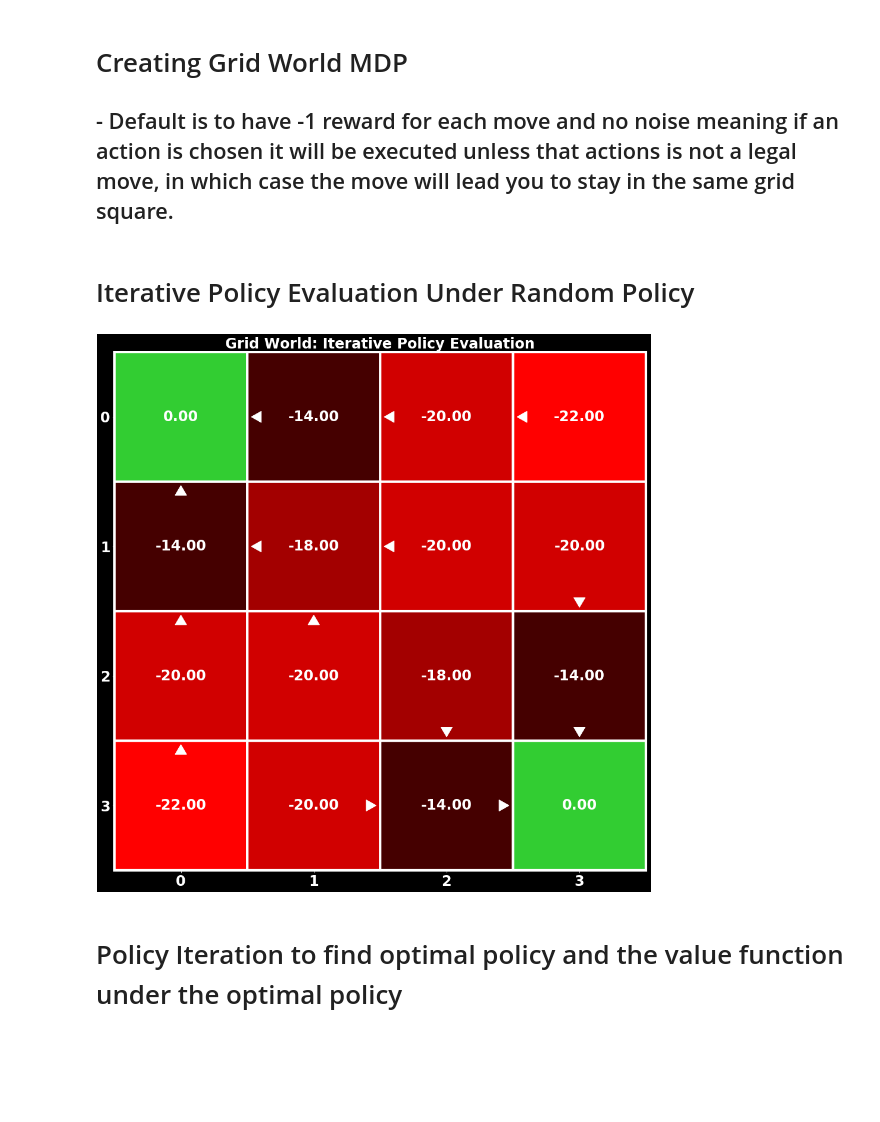
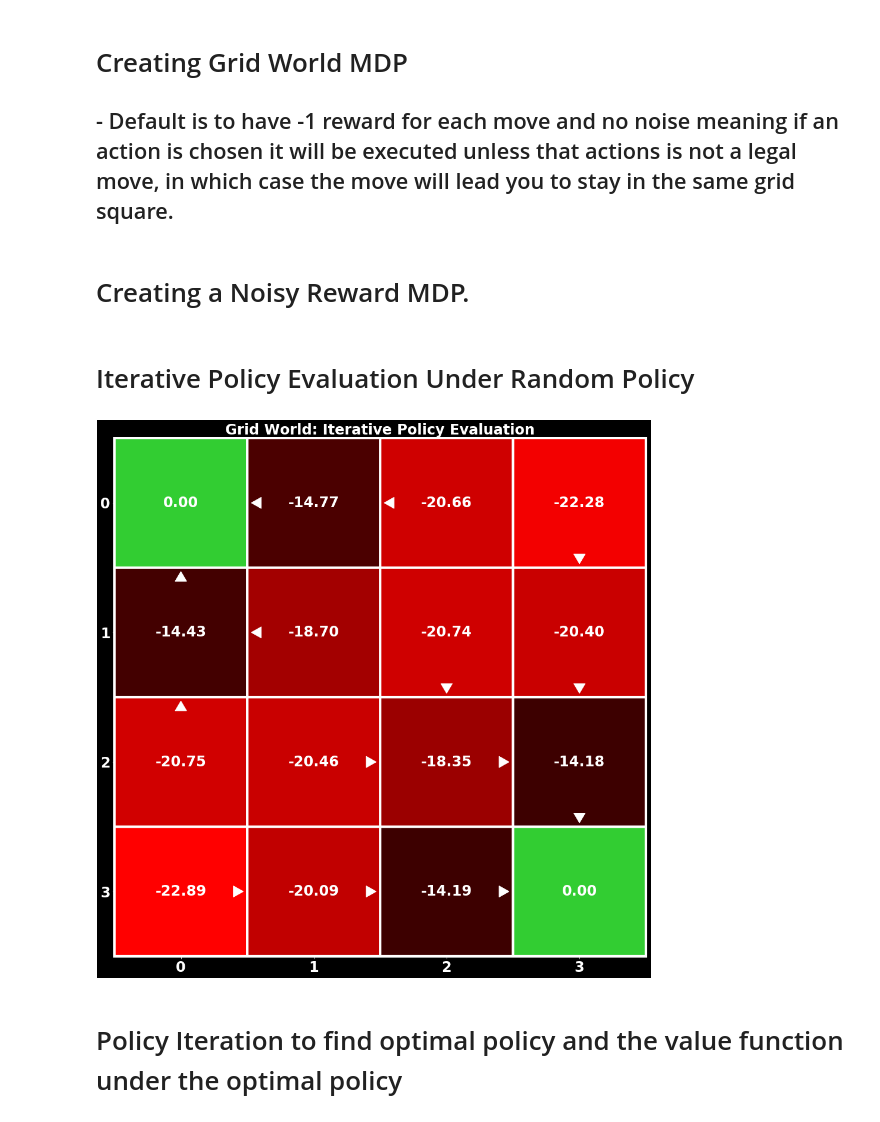
Before and after one commit to fiezt/Reinforcement-Learning, a Jupyter notebook: code/RL.ipynb, the cells around one changed output. Saved outputs shown, nothing was run; the diff lists cells and outputs as text; code cells hidden in the pictures; blank space fills up the shorter version.

```diff
--- a/code/RL.ipynb
+++ b/code/RL.ipynb
@@ -15,15 +15,20 @@ terminal_states = [0, 15]
 # %%
 mdp = grid_world_mdp(grid_rows, grid_cols, actions, terminal_states)
 rl = RL(mdp)
+# %% [markdown]
+# Creating a Noisy Reward MDP.
+# %%
+mdp = grid_world_mdp(grid_rows, grid_cols, actions, terminal_states, prob_noise=.5, reward_noise=.5)
+rl = RL(mdp)
 # %% [markdown]
 # Iterative Policy Evaluation Under Random Policy
 # %%
 rl.iterative_policy_evaluation()
 
-display = grid_display(rl, title='Grid World: Iterative Policy Evaluation', savefig=True)
+display = grid_display(rl, title='Grid World: Iterative Policy Evaluation')
 display.show_values()
 # %% [output]
-[figure, old version]
+[figure, new version]
 # %% [markdown]
 # Policy Iteration to find optimal policy and the value function under the optimal policy
 # %%
```
Also changed, not shown: parts of 18 cells of this notebook, 3 other files.
